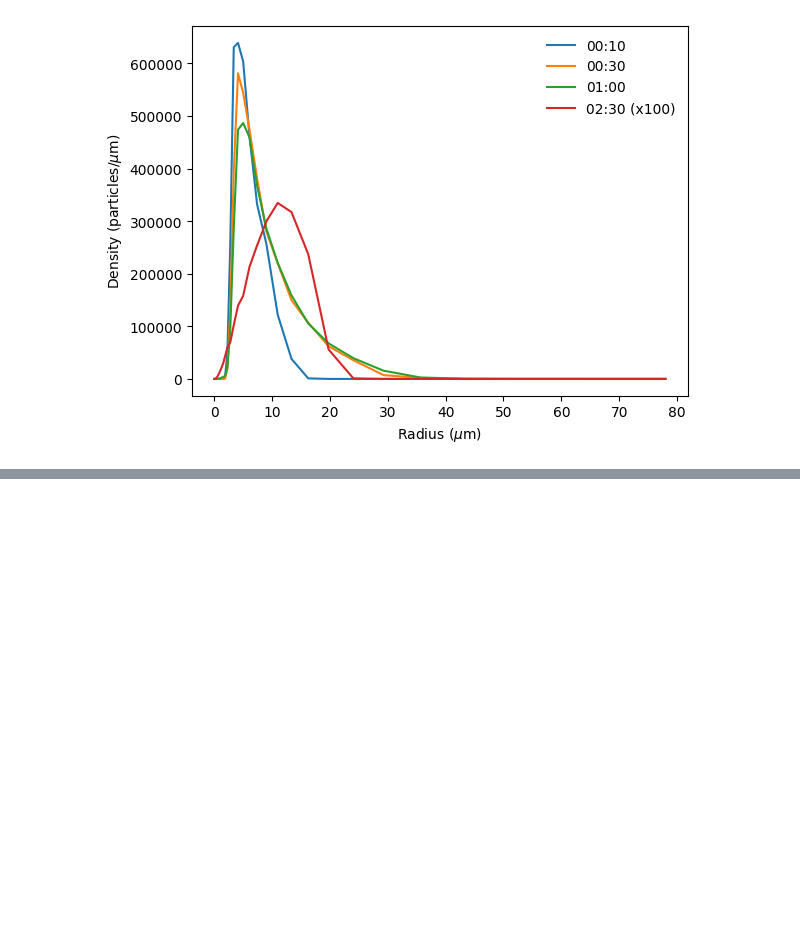
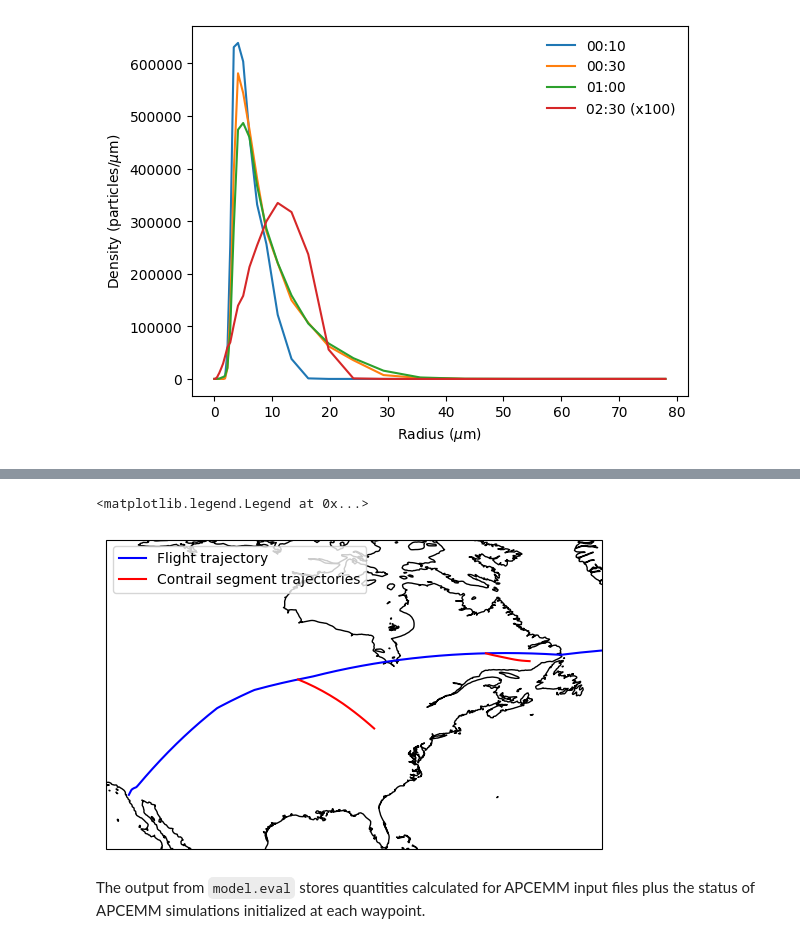
Before and after one commit to contrailcirrus/2024-06-contrails-workshop, a Jupyter notebook: labs/apcemm/APCEMM.ipynb, the cells around one changed output, grey strips where cells are left out. Cells and saved outputs as stored; diff of their text form; code cells hidden in the pictures; blank space fills up the shorter version.

```diff
--- a/labs/apcemm/APCEMM.ipynb
+++ b/labs/apcemm/APCEMM.ipynb
@@ -266,0 +287,3 @@ plt.legend(loc="upper right", frameon=False)
+# %%
+ds = xr.open_zarr("gs://2024-06-contrails-workshop/apcemm/era5.zarr")
+met = MetDataset(ds, provider="ECMWF", dataset="ERA5", product="reanalysis")
@@ -266,0 +332,14 @@ plt.legend(loc="upper right", frameon=False)
+# %%
+model = APCEMM(
+    apcemm_path=os.path.expanduser("~/APCEMM/build/APCEMM"),
+    met=met,
+    max_age=np.timedelta64(6, "h"),
+    aircraft_performance=PSFlight(),
+    humidity_scaling=HistogramMatching(),
+    apcemm_input_params=dict(
+        dt_apcemm_nc_output=np.timedelta64(10, "m"),
+        dt_apcemm_transport=np.timedelta64(10, "m"),
+        dt_apcemm_coagulation=np.timedelta64(10, "m"),
+        dt_apcemm_ice_growth=np.timedelta64(10, "m")
+    )
+)
@@ -266,0 +375,19 @@ plt.legend(loc="upper right", frameon=False)
+# %%
+df = model.trajectories.dataframe
+
+ax = plt.subplot(111, projection=ccrs.PlateCarree())
+ax.coastlines()
+ax.set_extent([-120, -50, 25, 65], crs=ccrs.Geodetic())
+ax.plot(flight["longitude"], flight["latitude"], "b-", transform=ccrs.Geodetic(), label="Flight trajectory")
+for i, waypoint in enumerate(waypoints):
+    label = "Contrail segment trajectories" if i == 0 else ""
+    head = flight.dataframe[flight.dataframe.index == waypoint]
+    tail = df[df["waypoint"] == waypoint]
+    traj = pd.concat((head, tail))
+    ax.plot(traj["longitude"], traj["latitude"], "r-", transform=ccrs.Geodetic(), label=label)
+ax.legend(loc="upper left")
+# %% [output]
+<matplotlib.legend.Legend at 0x...>
+[figure, added]
+# %% [markdown]
+The output from `model.eval` stores quantities calculated for APCEMM input files plus the status of APCEMM simulations initialized at each waypoint.
```
Also changed, not shown: parts of 30 cells of this notebook.
